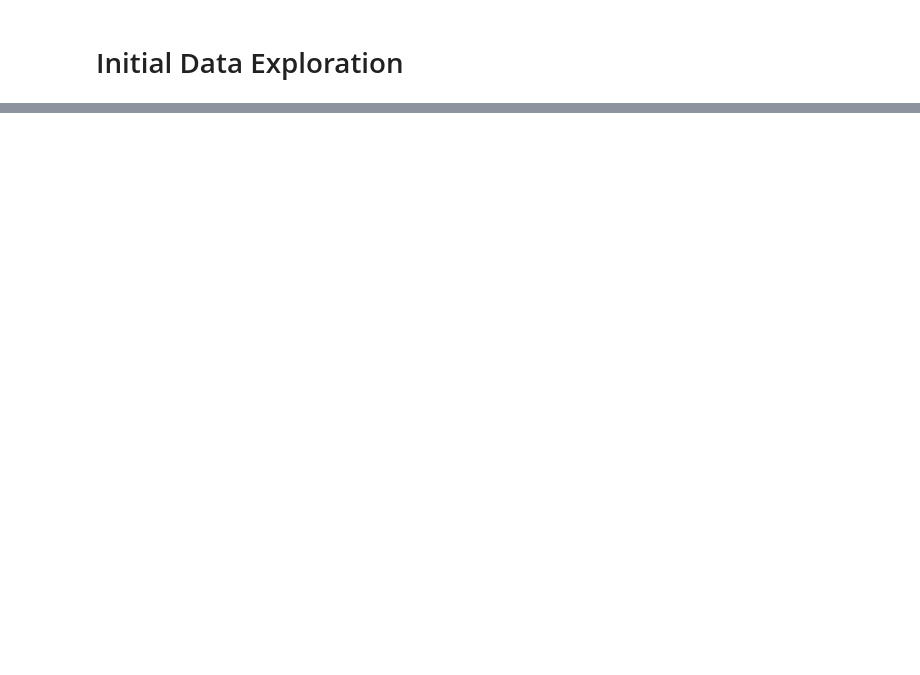
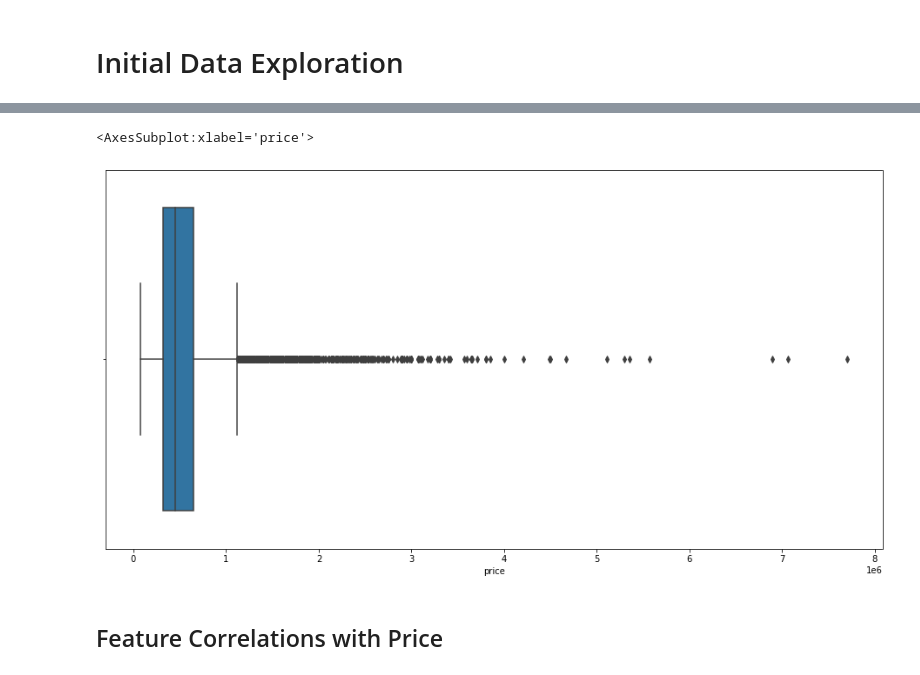
Before and after one commit to rikesahn/Mid_Term_Project, a Jupyter notebook: House_Prices_Case_Study.ipynb, the cells around one changed output, grey strips where cells are left out. Drawn from its saved outputs; the diff is of its cells as text; code cells hidden in the pictures; blank space fills up the shorter version.

```diff
--- a/House_Prices_Case_Study.ipynb
+++ b/House_Prices_Case_Study.ipynb
@@ -198,0 +391,12 @@ hp_df.drop_duplicates().shape
+# %%
+# Boxplot
+
+# create figure and axes
+fig, ax = plt.subplots(figsize = (16,8))
+
+sns.boxplot(dep_var)
+# %% [output]
+<AxesSubplot:xlabel='price'>
+[figure, added]
+# %% [markdown]
+## Feature Correlations with Price
```
Also changed, not shown: parts of 97 cells of this notebook.
